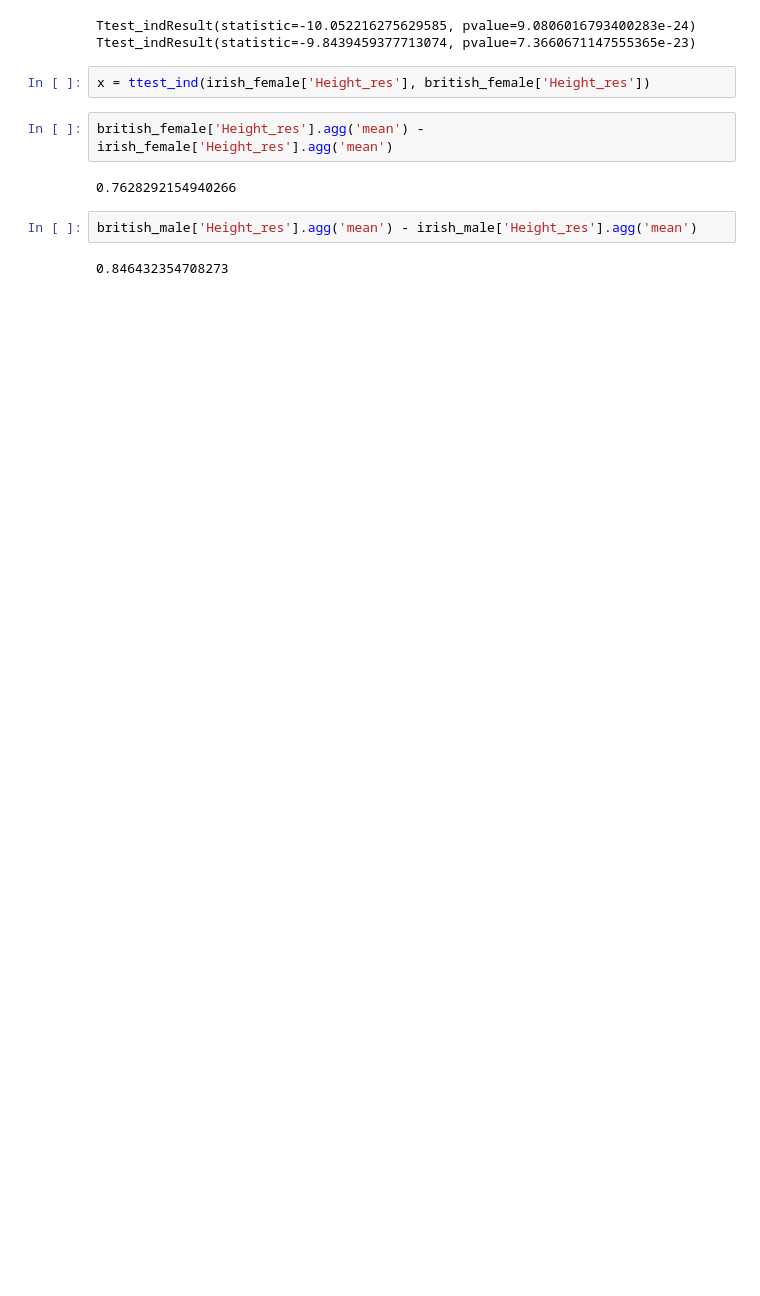
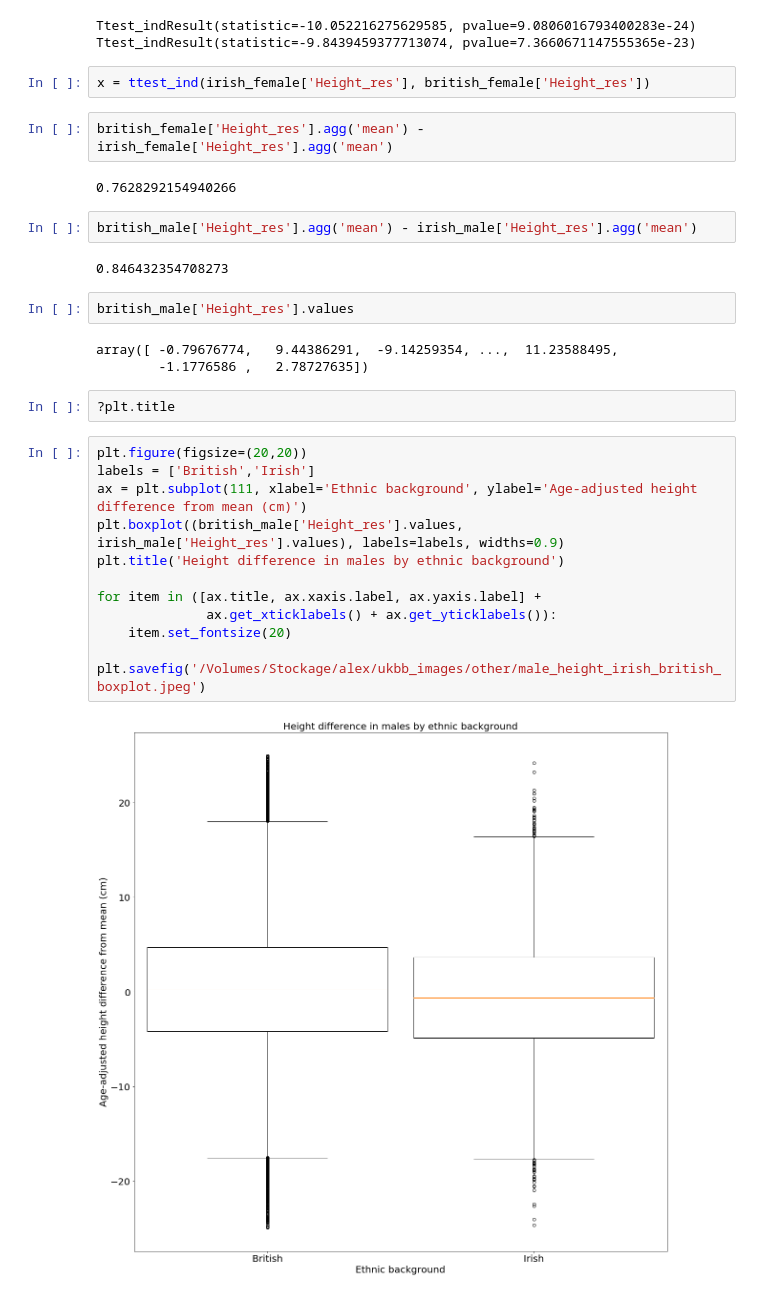
Before and after one commit to diazale/gt-dimred, a Jupyter notebook: UKBB_exploration.ipynb, the cells around one changed output. Cells and saved outputs as stored; diff of their text form; blank space fills up the shorter version.

Commit message:
tweak plots, start statistical testing of UKBB phenotypes

```diff
--- a/UKBB_exploration.ipynb
+++ b/UKBB_exploration.ipynb
@@ -3066,3 +3090,24 @@ british_female['Height_res'].agg('mean') - irish_female['Height_res'].agg('mean'
 british_male['Height_res'].agg('mean') - irish_male['Height_res'].agg('mean')
 # %% [output]
 0.846432354708273
+# %%
+british_male['Height_res'].values
+# %% [output]
+array([ -0.79676774,   9.44386291,  -9.14259354, ...,  11.23588495,
+        -1.1776586 ,   2.78727635])
+# %%
+?plt.title
+# %%
+plt.figure(figsize=(20,20))
+labels = ['British','Irish']
+ax = plt.subplot(111, xlabel='Ethnic background', ylabel='Age-adjusted height difference from mean (cm)')
+plt.boxplot((british_male['Height_res'].values, irish_male['Height_res'].values), labels=labels, widths=0.9)
+plt.title('Height difference in males by ethnic background')
+
+for item in ([ax.title, ax.xaxis.label, ax.yaxis.label] +
+              ax.get_xticklabels() + ax.get_yticklabels()):
+    item.set_fontsize(20)
+
+plt.savefig('/Volumes/Stockage/alex/ukbb_images/other/male_height_irish_british_boxplot.jpeg')
+# %% [output]
+[figure, added]
```
Also changed, not shown: parts of 8 cells of this notebook, 1 other file.
